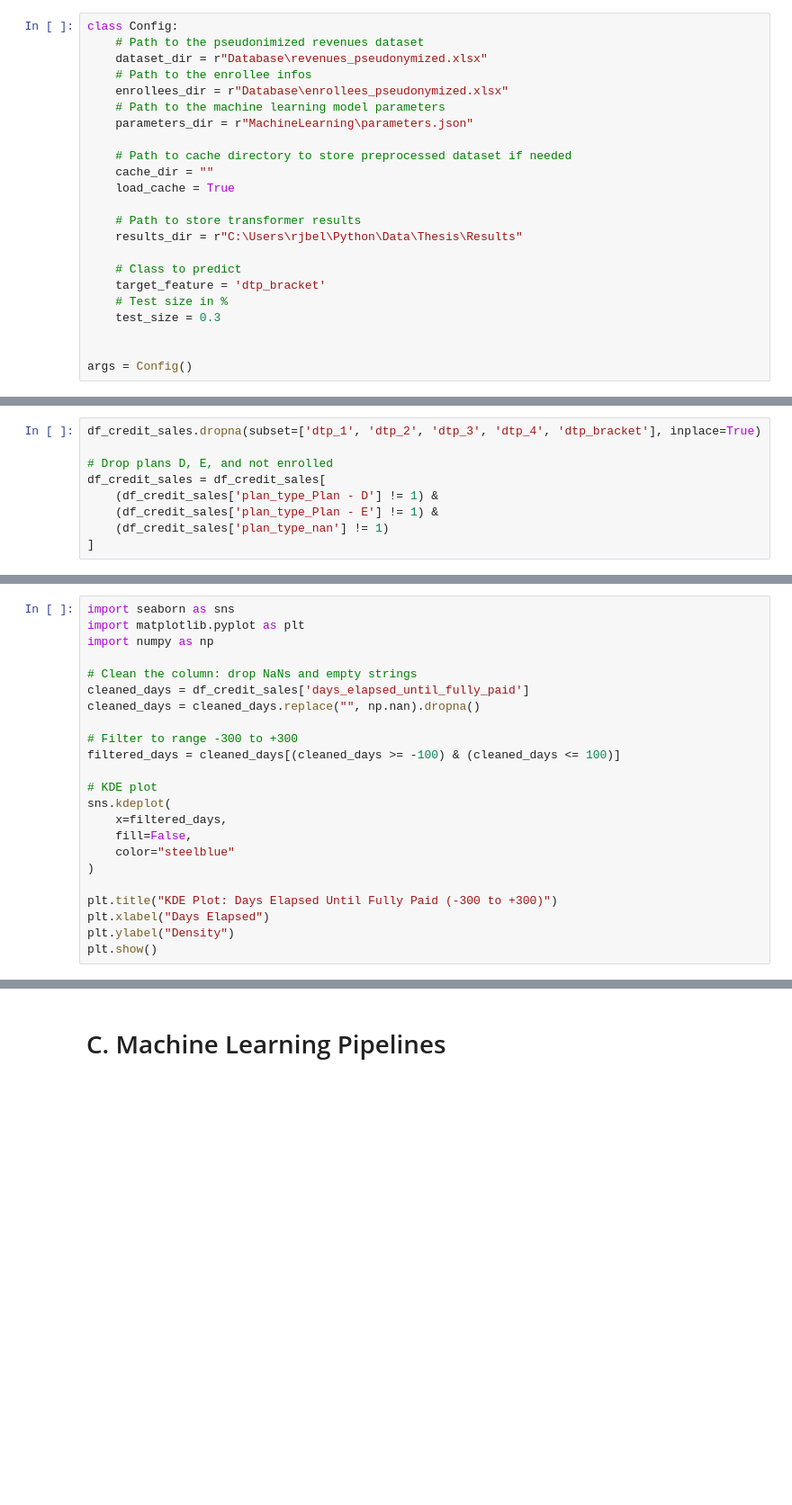
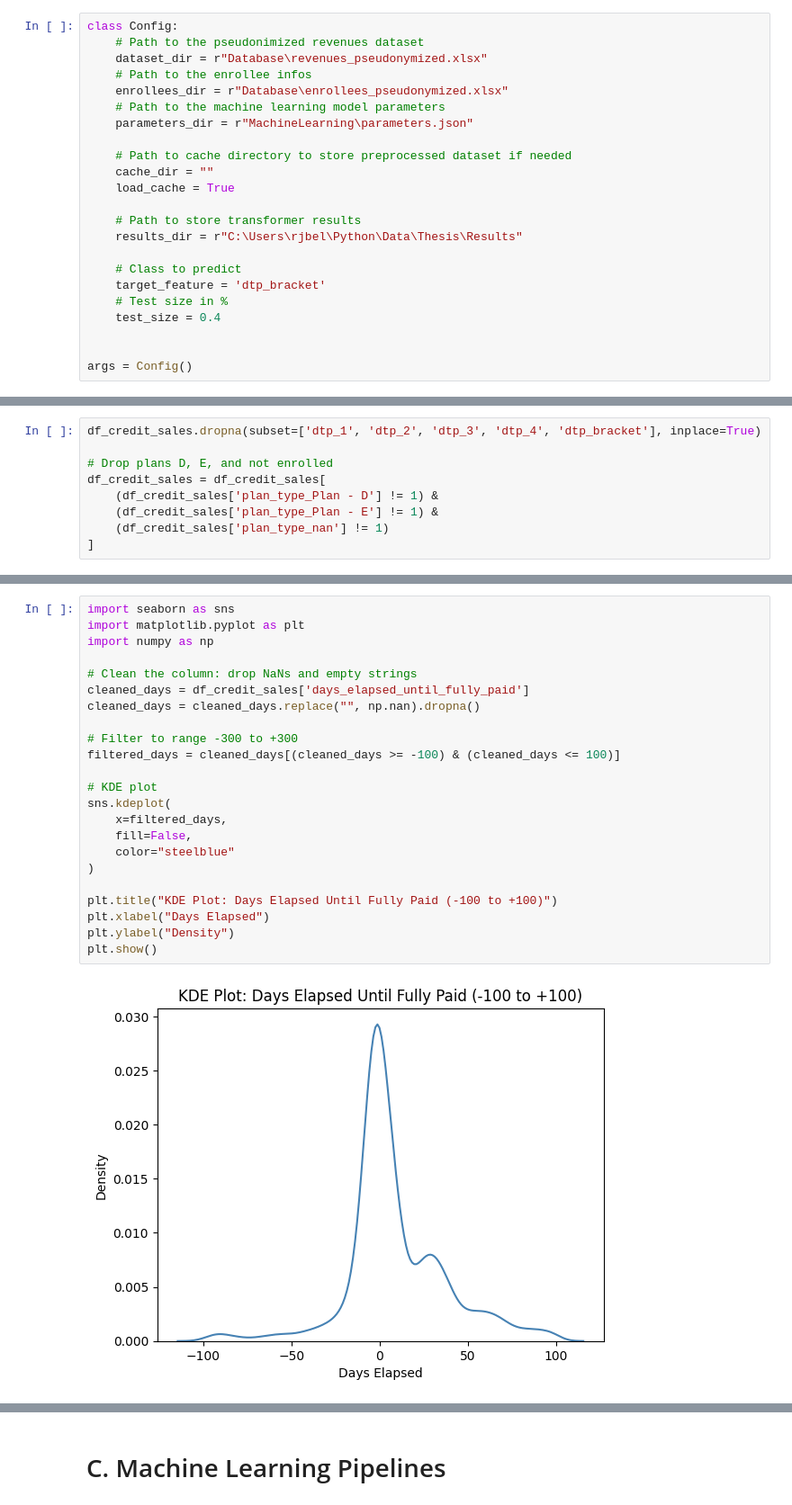
Before and after one commit to anneryeo/THESIS-Utilizing-ML-to-Solve-the-IPPP, a Jupyter notebook: Machine Learning.ipynb, the cells around one changed output, grey strips where cells are left out. Shown at 90% size. Saved outputs shown, nothing was run; the diff lists cells and outputs as text; blank space fills up the shorter version.

```diff
--- a/Machine Learning.ipynb
+++ b/Machine Learning.ipynb
@@ -22,7 +22,7 @@ class Config:
     # Class to predict
     target_feature = 'dtp_bracket'
     # Test size in %
-    test_size = 0.3
+    test_size = 0.4
 
 
 args = Config()
@@ -93,26 +141,28 @@ df_credit_sales
 # %%
 import seaborn as sns
 import matplotlib.pyplot as plt
 import numpy as np
 
 # Clean the column: drop NaNs and empty strings
 cleaned_days = df_credit_sales['days_elapsed_until_fully_paid']
 cleaned_days = cleaned_days.replace("", np.nan).dropna()
 
 # Filter to range -300 to +300
 filtered_days = cleaned_days[(cleaned_days >= -100) & (cleaned_days <= 100)]
 
 # KDE plot
 sns.kdeplot(
     x=filtered_days,
     fill=False,
     color="steelblue"
 )
 
-plt.title("KDE Plot: Days Elapsed Until Fully Paid (-300 to +300)")
+plt.title("KDE Plot: Days Elapsed Until Fully Paid (-100 to +100)")
 plt.xlabel("Days Elapsed")
 plt.ylabel("Density")
 plt.show()
+# %% [output]
+[figure, added]
 # %%
 import matplotlib.pyplot as plt
 import seaborn as sns
```
Also changed, not shown: parts of 15 cells of this notebook, 1 other file.
